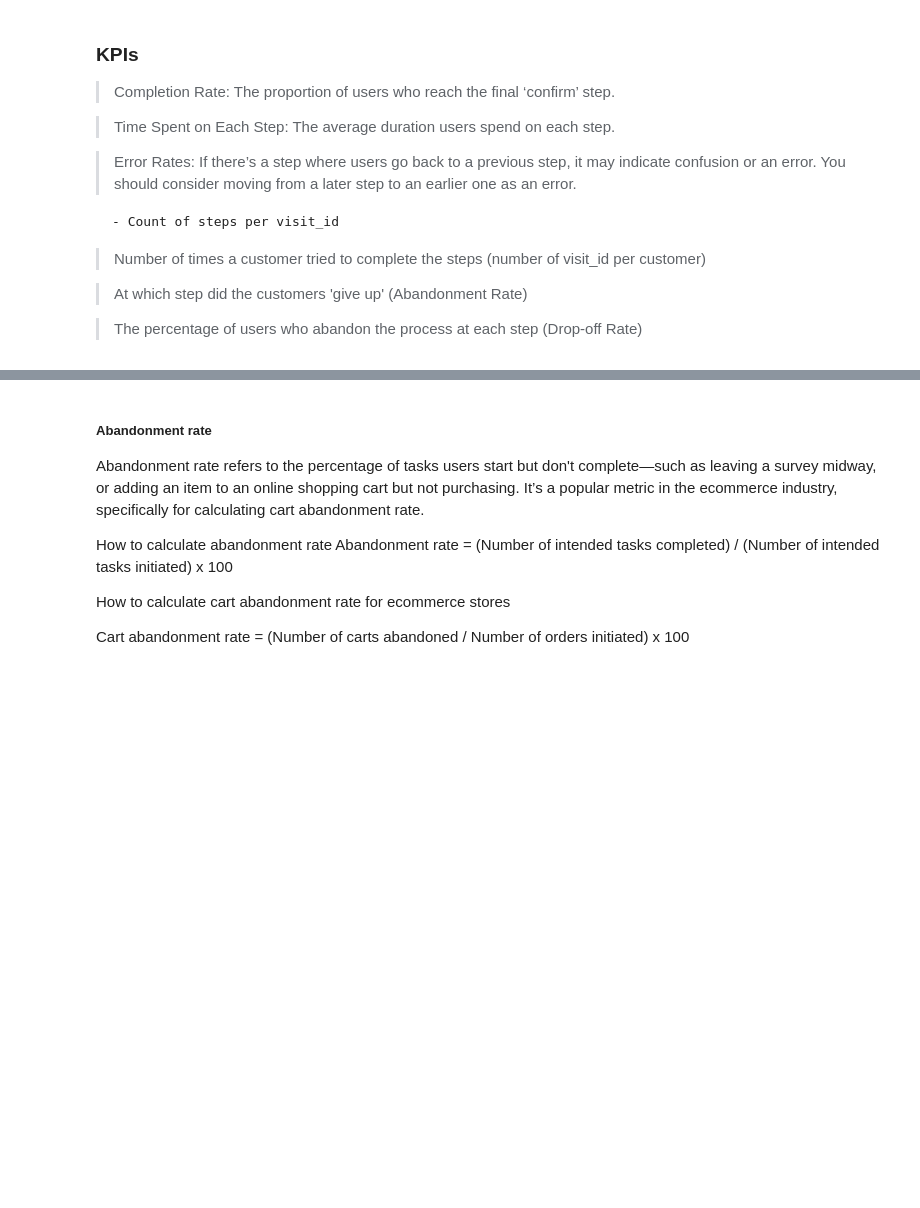
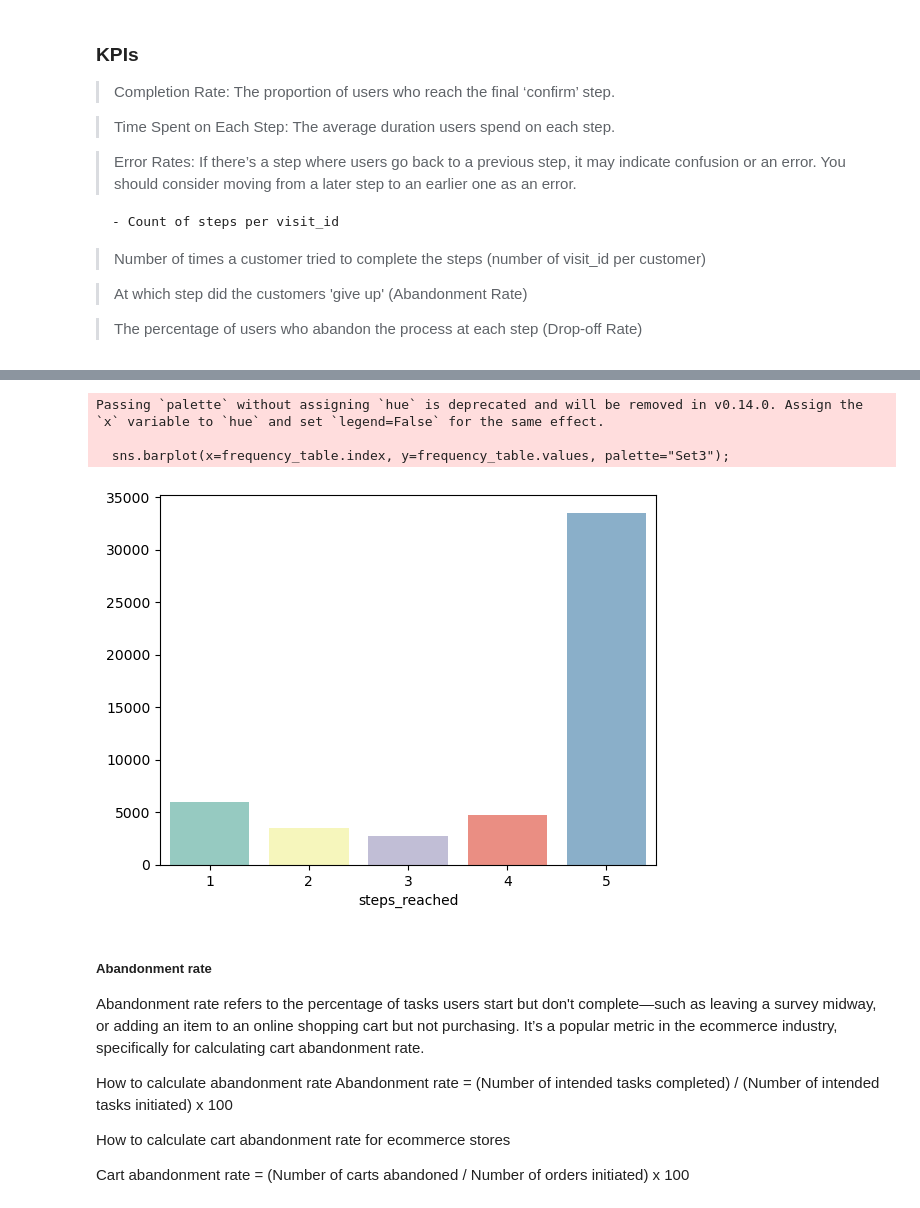
Before and after one commit to nessajimenez/vanguard-ab-test-, a Jupyter notebook: Project_2 - Client Profile Analysis.ipynb, the cells around one changed output, grey strips where cells are left out. Saved outputs shown, nothing was run; the diff lists cells and outputs as text; code cells hidden in the pictures; blank space fills up the shorter version.

```diff
--- a/Project_2 - Client Profile Analysis.ipynb
+++ b/Project_2 - Client Profile Analysis.ipynb
@@ -186,0 +164,8 @@ primary_clients.shape
+# %%
+# Frequency table
+frequency_table = how_far['steps_reached'].value_counts()
+
+# Calculating the proportion of people that reached and stopped at each step
+proportion_table = how_far['steps_reached'].value_counts(normalize=True)
+
+proportion_table, frequency_table
@@ -187,3 +249,11 @@ primary_clients.shape
+# %%
+# graph regardless of test group
+sns.barplot(x=frequency_table.index, y=frequency_table.values, palette="Set3");
+# %% [output]
+Passing `palette` without assigning `hue` is deprecated and will be removed in v0.14.0. Assign the `x` variable to `hue` and set `legend=False` for the same effect.
+
+  sns.barplot(x=frequency_table.index, y=frequency_table.values, palette="Set3");
+[figure, added]
 # %% [markdown]
 ##### Abandonment rate
 
```
Also changed, not shown: parts of 25 cells of this notebook, 2 other files.
